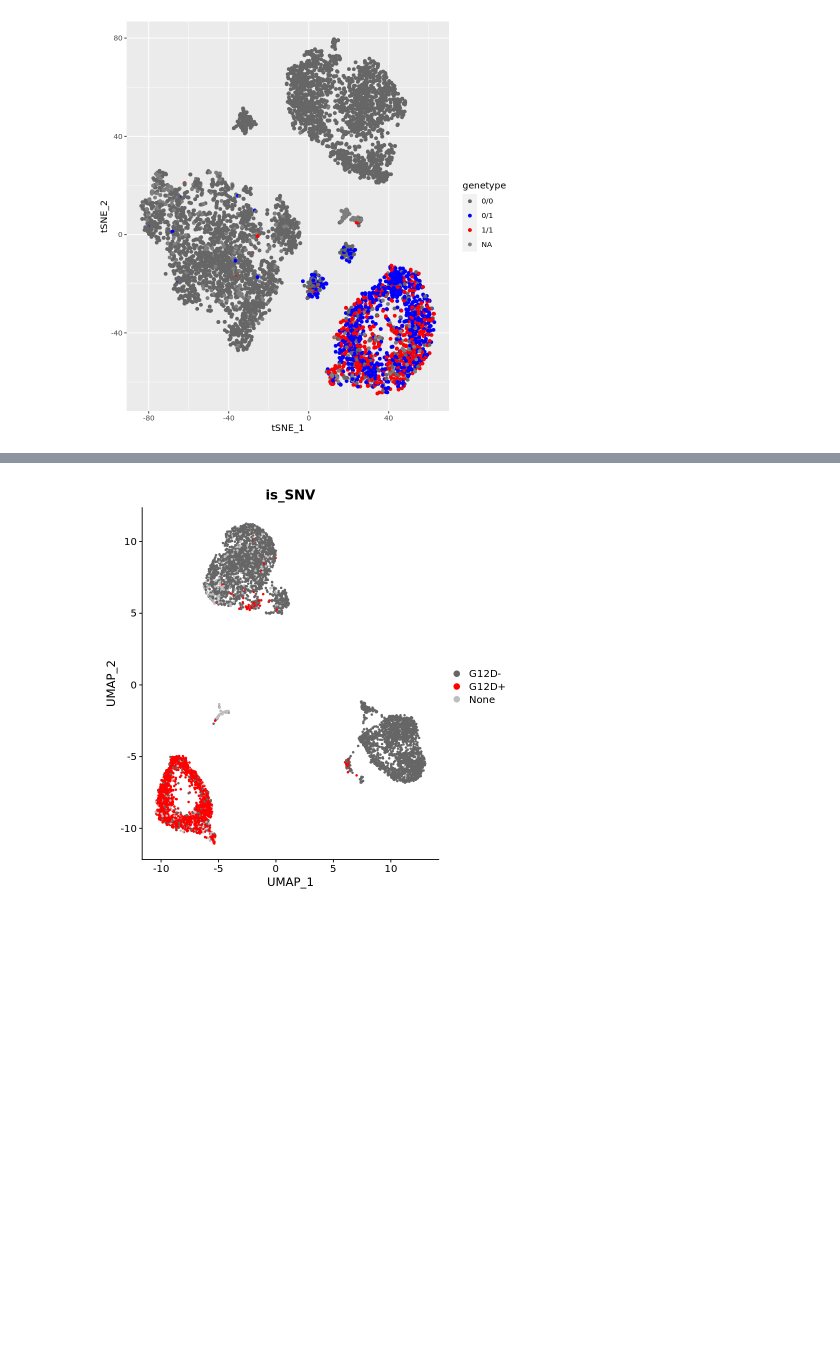
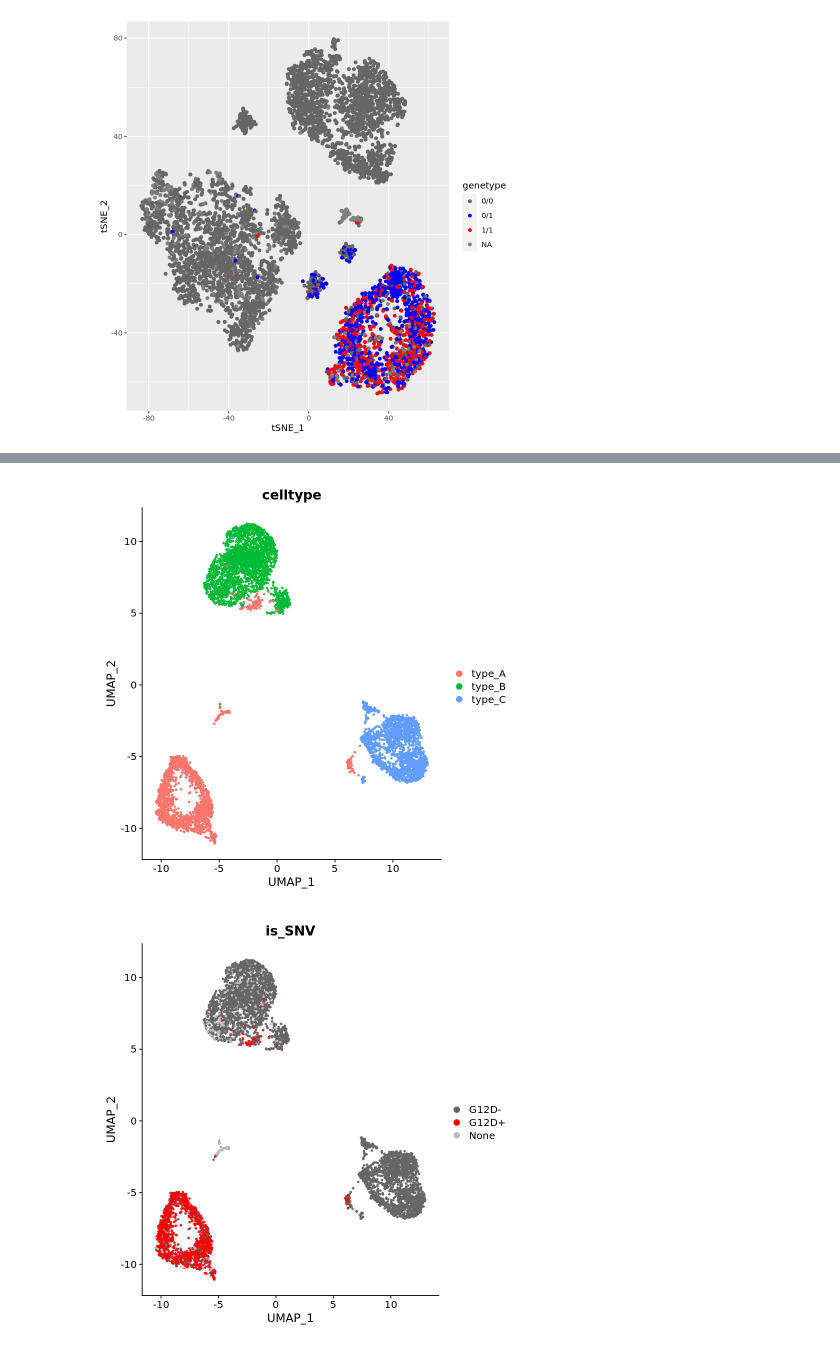
Before and after one commit to singleron-RD/analysis_guide, a Jupyter notebook: SNP_analysis.ipynb, the cells around one changed output, grey strips where cells are left out. Saved outputs shown, nothing was run; the diff lists cells and outputs as text; code cells hidden in the pictures; blank space fills up the shorter version.

```diff
--- a/SNP_analysis.ipynb
+++ b/SNP_analysis.ipynb
@@ -138,6 +138,10 @@ A data.frame: 3 × 13
 | rna_data_AAACATCGAAACATCGCGCTGATC | rna_data | 13270 | 3935 | rna_data | 11.017332 | 7 | 7 | type_C | ... |
 | rna_data_AAACATCGAACAACCAACCTCCAA | rna_data | 8980 | 3257 | rna_data | 9.265033 | 7 | 7 | type_C | ... |
 | rna_data_AAACATCGAACCGAGATGGTGGTA | rna_data | 4927 | 2132 | rna_data | 16.034098 | 4 | 4 | type_A | ... |
+# %%
+DimPlot(rds, reduction = "umap",group.by = "celltype",pt.size = 0.75)
+# %% [output]
+[figure, added]
 # %%
 # plot SNV in UMAP
 DimPlot(rds, reduction = "umap",group.by = "is_SNV",pt.size = 0.75)+
```
Also changed, not shown: parts of 2 cells of this notebook.
